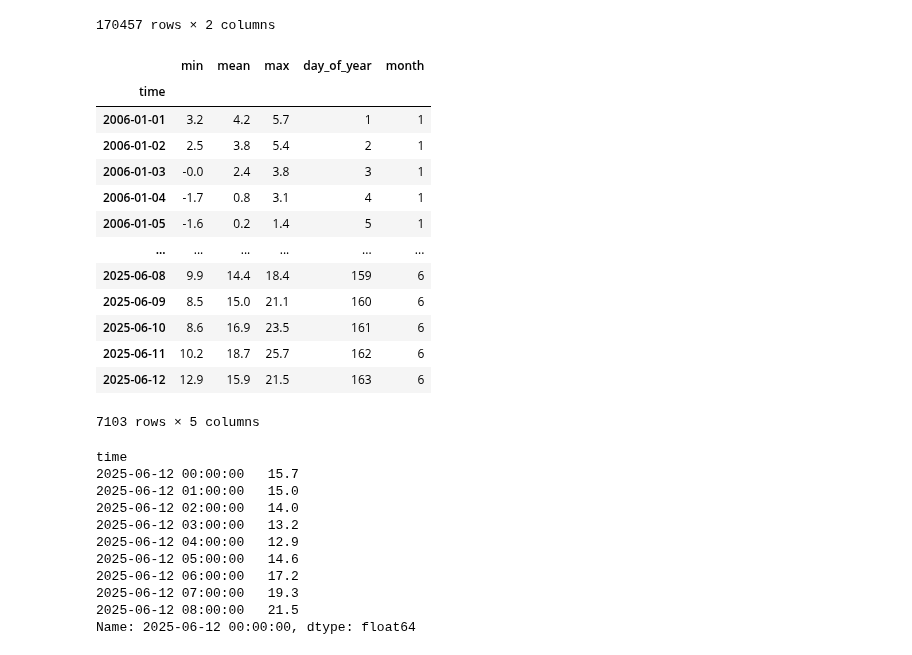
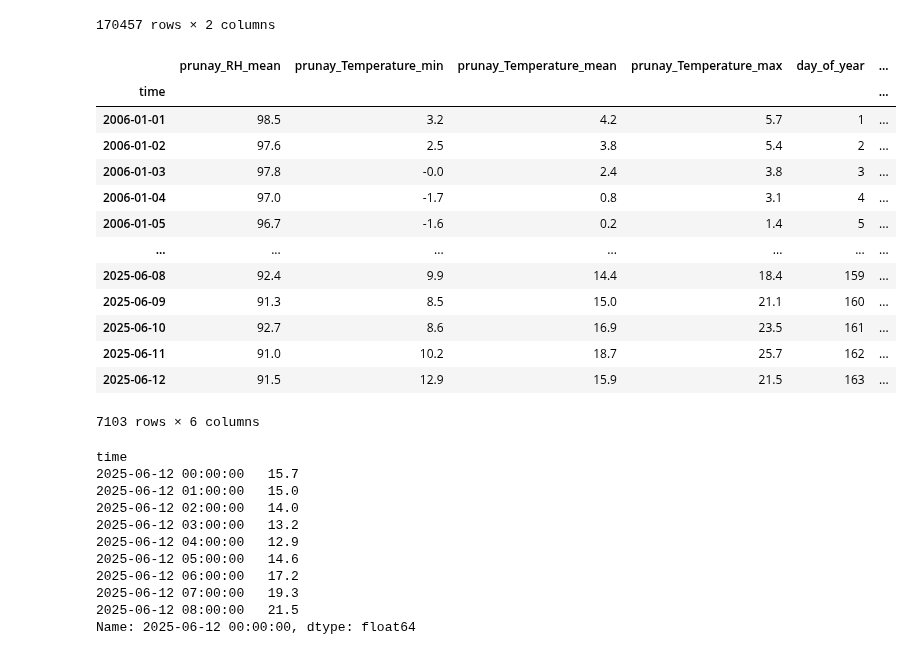
Before and after one commit to kubit07/data_analyse_DRIAS, a Jupyter notebook: bidirectinal_lstm_second_method.ipynb, the cells around one changed output. Saved outputs shown, nothing was run; the diff lists cells and outputs as text; code cells hidden in the pictures.

```diff
--- a/bidirectinal_lstm_second_method.ipynb
+++ b/bidirectinal_lstm_second_method.ipynb
@@ -436,28 +472,40 @@ data_prunay_hourly_predict
 170457 rows × 2 columns
 # %%
 data_prunay_hourly_temp_predict = data_prunay_hourly_predict["prunay_Temperature"].copy()
+# %%
+data_prunay_hourly_hr_predict = data_prunay_hourly_predict.copy()
 # %%
 data_prunay_hourly_temp_predict = data_prunay_hourly_temp_predict.resample('D').agg(['min', 'mean', 'max'])
+# %%
+data_prunay_hourly_hr_predict = data_prunay_hourly_hr_predict.resample('D').agg({
+    'prunay_RH': ['mean'],
+    'prunay_Temperature': ['min', 'mean', 'max'],
+})
+# %%
+data_prunay_hourly_hr_predict.columns = ['{}_{}'.format(col[0], col[1]) for col in data_prunay_hourly_hr_predict.columns]
 # %%
 data_prunay_hourly_temp_predict["day_of_year"] = data_prunay_hourly_temp_predict.index.dayofyear
 data_prunay_hourly_temp_predict["month"] = data_prunay_hourly_temp_predict.index.month
-# %%
-data_prunay_hourly_temp_predict
-# %% [output]
-|  | min | mean | max | day_of_year | month |
-| time |  |  |  |  |  |
-| 2006-01-01 | 3.2 | 4.2 | 5.7 | 1 | 1 |
-| 2006-01-02 | 2.5 | 3.8 | 5.4 | 2 | 1 |
-| 2006-01-03 | -0.0 | 2.4 | 3.8 | 3 | 1 |
-| 2006-01-04 | -1.7 | 0.8 | 3.1 | 4 | 1 |
-| 2006-01-05 | -1.6 | 0.2 | 1.4 | 5 | 1 |
-| ... | ... | ... | ... | ... | ... |
-| 2025-06-08 | 9.9 | 14.4 | 18.4 | 159 | 6 |
-| 2025-06-09 | 8.5 | 15.0 | 21.1 | 160 | 6 |
-| 2025-06-10 | 8.6 | 16.9 | 23.5 | 161 | 6 |
-| 2025-06-11 | 10.2 | 18.7 | 25.7 | 162 | 6 |
-| 2025-06-12 | 12.9 | 15.9 | 21.5 | 163 | 6 |
-7103 rows × 5 columns
+# %%
+data_prunay_hourly_hr_predict["day_of_year"] = data_prunay_hourly_hr_predict.index.dayofyear
+data_prunay_hourly_hr_predict["month"] = data_prunay_hourly_hr_predict.index.month
+# %%
+data_prunay_hourly_hr_predict
+# %% [output]
+|  | prunay_RH_mean | prunay_Temperature_min | prunay_Temperature_mean | prunay_Temperature_max | day_of_year | ... |
+| time |  |  |  |  |  | ... |
+| 2006-01-01 | 98.5 | 3.2 | 4.2 | 5.7 | 1 | ... |
+| 2006-01-02 | 97.6 | 2.5 | 3.8 | 5.4 | 2 | ... |
+| 2006-01-03 | 97.8 | -0.0 | 2.4 | 3.8 | 3 | ... |
+| 2006-01-04 | 97.0 | -1.7 | 0.8 | 3.1 | 4 | ... |
+| 2006-01-05 | 96.7 | -1.6 | 0.2 | 1.4 | 5 | ... |
+| ... | ... | ... | ... | ... | ... | ... |
+| 2025-06-08 | 92.4 | 9.9 | 14.4 | 18.4 | 159 | ... |
+| 2025-06-09 | 91.3 | 8.5 | 15.0 | 21.1 | 160 | ... |
+| 2025-06-10 | 92.7 | 8.6 | 16.9 | 23.5 | 161 | ... |
+| 2025-06-11 | 91.0 | 10.2 | 18.7 | 25.7 | 162 | ... |
+| 2025-06-12 | 91.5 | 12.9 | 15.9 | 21.5 | 163 | ... |
+7103 rows × 6 columns
 # %%
 y = data_prunay["prunay_Temperature"].resample('D').apply(extract_24h_values)
 # %% [output]
```
Also changed, not shown: parts of 19 cells of this notebook, 4 other files.
